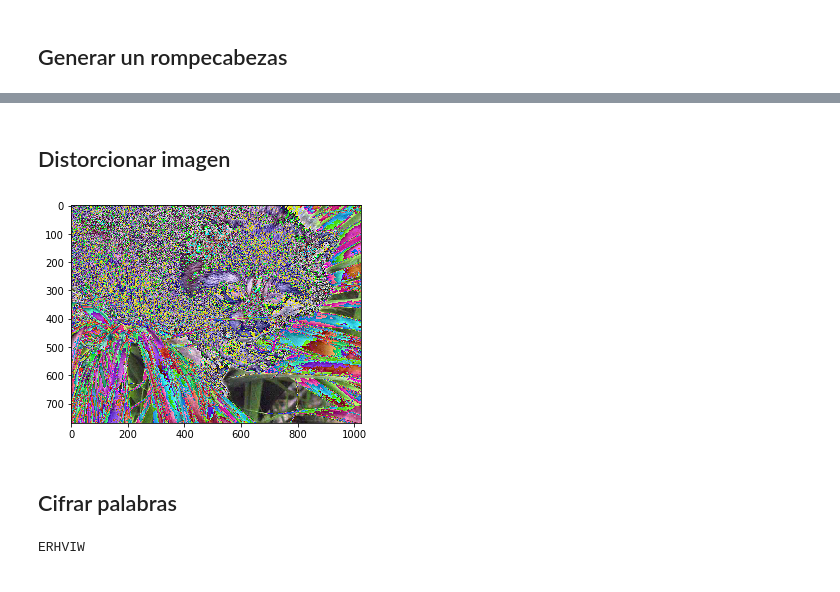
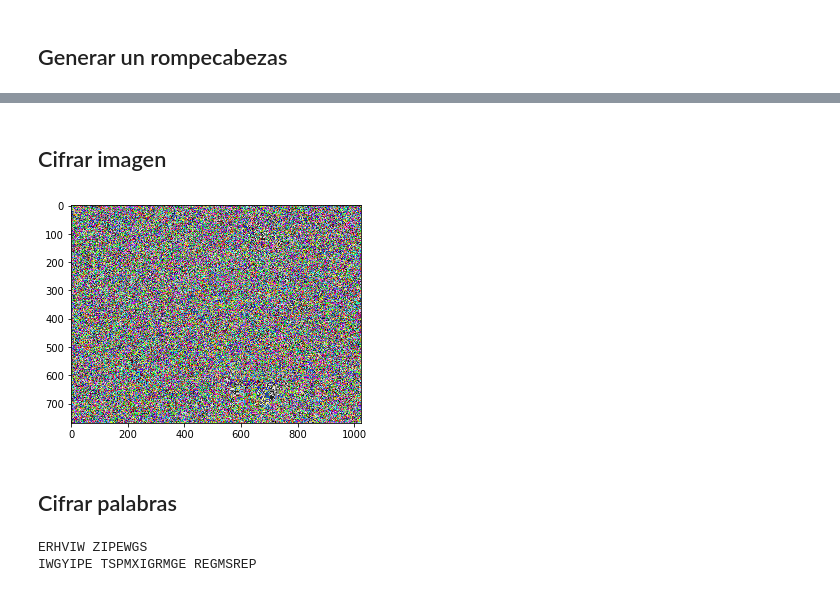
Before and after one commit to 2018-B-GR1-Python/Velasco-Yepez-Andres-David, a Jupyter notebook: deber/deber2.ipynb, the cells around one changed output, grey strips where cells are left out. Cells and saved outputs as stored; diff of their text form; code cells hidden in the pictures.

```diff
--- a/deber/deber2.ipynb
+++ b/deber/deber2.ipynb
@@ -19,13 +21,14 @@ get_puzzle_imagen(8)
 # %% [markdown]
-## Distorcionar imagen
+## Cifrar imagen
 # %%
 mapache = misc.face()
-def distorcionar_imagen(key,imagen):
-    return np.array(list(map(lambda x:(x*key)%255,imagen)))
-plt.imshow(distorcionar_imagen(4,mapache))
+def cifrar_imagen(key,imagen):
+    return np.array([list(map(lambda e:(e*key)%255,x)) for x in imagen])
+
+plt.imshow(cifrar_imagen(100,mapache))
 plt.show()
 # %% [output]
-[figure, old version]
+[figure, new version]
 # %% [markdown]
 ## Cifrar palabras
 # %%
@@ -39,5 +42,6 @@ def cifrado_cesar(key,cadena):
 # %%
-cadena='Andres'
-print(cifrado_cesar(4,cadena))
+print(cifrado_cesar(4,'Andres Velasco'))
+print(cifrado_cesar(4,'Escuela Politecnica Nacional'))
 # %% [output]
-ERHVIW
+ERHVIW ZIPEWGS
+IWGYIPE TSPMXIGRMGE REGMSREP
```
Also changed, not shown: parts of 4 cells of this notebook, 2 other files.
